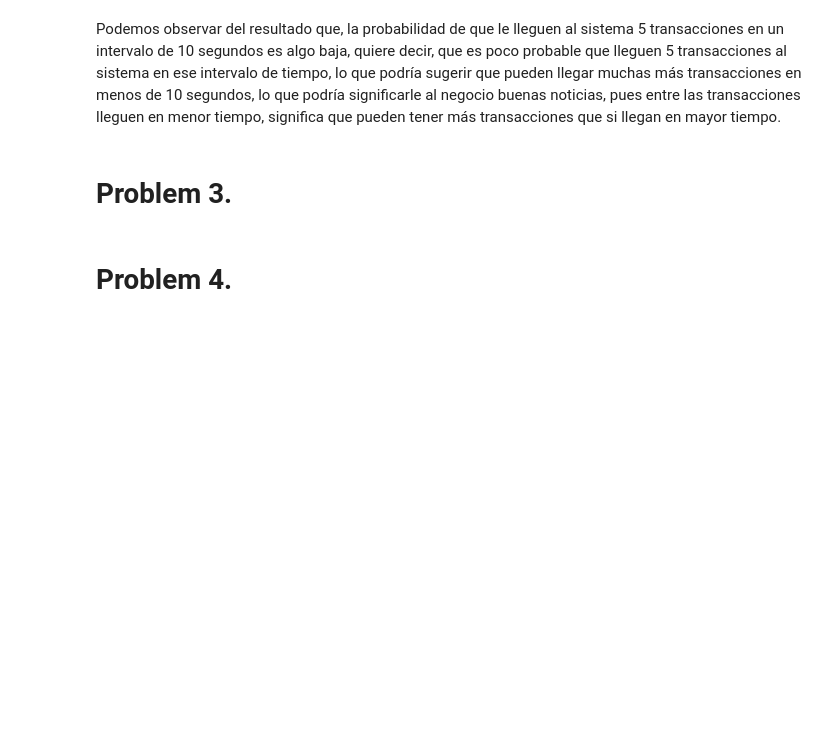
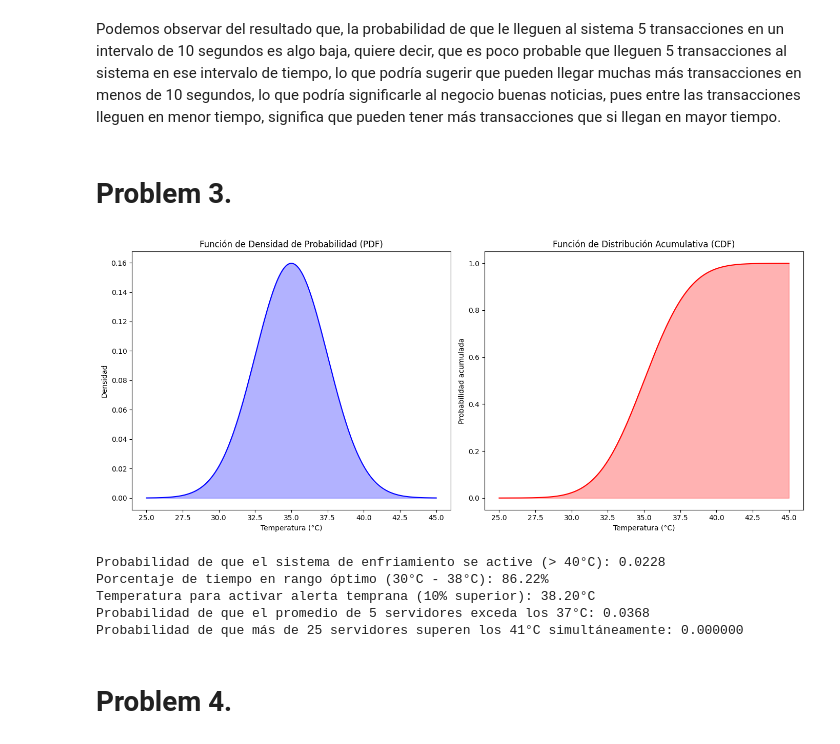
Before and after one commit to JuanRuizIng/Statistical_distributions, a Jupyter notebook: 001_StatisticalDistributionSolutions.ipynb, the cells around one changed output. Saved outputs shown, nothing was run; the diff lists cells and outputs as text; code cells hidden in the pictures; blank space fills up the shorter version.

```diff
--- a/001_StatisticalDistributionSolutions.ipynb
+++ b/001_StatisticalDistributionSolutions.ipynb
@@ -81,3 +132,70 @@ print("hola mundo")
+# %%
+import numpy as np
+import matplotlib.pyplot as plt
+from scipy.stats import norm
+
+# Parámetros de la distribución normal
+mu = 35  # media
+sigma = 2.5  # desviación estándar
+
+# a) Gráficas PDF y CDF
+x = np.linspace(mu - 4*sigma, mu + 4*sigma, 1000)
+
+# PDF - Función de Densidad de Probabilidad
+pdf = norm.pdf(x, mu, sigma)
+
+# CDF - Función de Distribución Acumulada
+cdf = norm.cdf(x, mu, sigma)
+
+# Graficar PDF y CDF
+fig, ax = plt.subplots(1, 2, figsize=(14, 6))
+
+# Gráfico PDF
+ax[0].plot(x, pdf, 'b-', label="PDF")
+ax[0].fill_between(x, 0, pdf, color='blue', alpha=0.3)
+ax[0].set_title("Función de Densidad de Probabilidad (PDF)")
+ax[0].set_xlabel("Temperatura (°C)")
+ax[0].set_ylabel("Densidad")
+
+# Gráfico CDF
+ax[1].plot(x, cdf, 'r-', label="CDF")
+ax[1].fill_between(x, 0, cdf, color='red', alpha=0.3)
+ax[1].set_title("Función de Distribución Acumulativa (CDF)")
+ax[1].set_xlabel("Temperatura (°C)")
+ax[1].set_ylabel("Probabilidad acumulada")
+
+plt.tight_layout()
+plt.show()
+
+# b) Probabilidad de que el sistema de enfriamiento se active (> 40°C)
+prob_enfriamiento = 1 - norm.cdf(40, mu, sigma)
+print(f"Probabilidad de que el sistema de enfriamiento se active (> 40°C): {prob_enfriamiento:.4f}")
+
+# c) Porcentaje de tiempo que los servidores operan entre 30°C y 38°C
+prob_optima = norm.cdf(38, mu, sigma) - norm.cdf(30, mu, sigma)
+print(f"Porcentaje de tiempo en rango óptimo (30°C - 38°C): {prob_optima * 100:.2f}%")
+
+# d) Temperatura para el 10% superior de los eventos de temperatura
+temp_10p_superior = norm.ppf(0.90, mu, sigma)
+print(f"Temperatura para activar alerta temprana (10% superior): {temp_10p_superior:.2f}°C")
+
+# e) Probabilidad de que el promedio de 5 servidores exceda los 37°C
+mu_media_5 = mu  # la media del promedio sigue siendo mu
+sigma_media_5 = sigma / np.sqrt(5)  # la desviación estándar del promedio
+prob_media_37 = 1 - norm.cdf(37, mu_media_5, sigma_media_5)
+print(f"Probabilidad de que el promedio de 5 servidores exceda los 37°C: {prob_media_37:.4f}")
+
+# f) Probabilidad de que más de 25 de 1000 servidores superen los 41°C simultáneamente
+prob_41_grados = 1 - norm.cdf(41, mu, sigma)
+prob_25_mas_41 = 1 - binom.cdf(25, 1000, prob_41_grados)
+print(f"Probabilidad de que más de 25 servidores superen los 41°C simultáneamente: {prob_25_mas_41:.6f}")
+# %% [output]
+[figure, added]
+Probabilidad de que el sistema de enfriamiento se active (> 40°C): 0.0228
+Porcentaje de tiempo en rango óptimo (30°C - 38°C): 86.22%
+Temperatura para activar alerta temprana (10% superior): 38.20°C
+Probabilidad de que el promedio de 5 servidores exceda los 37°C: 0.0368
+Probabilidad de que más de 25 servidores superen los 41°C simultáneamente: 0.000000
 # %% [markdown]
 # **Problem 4.**
 # %%
```
Also changed, not shown: parts of 3 cells of this notebook, 2 other files.
